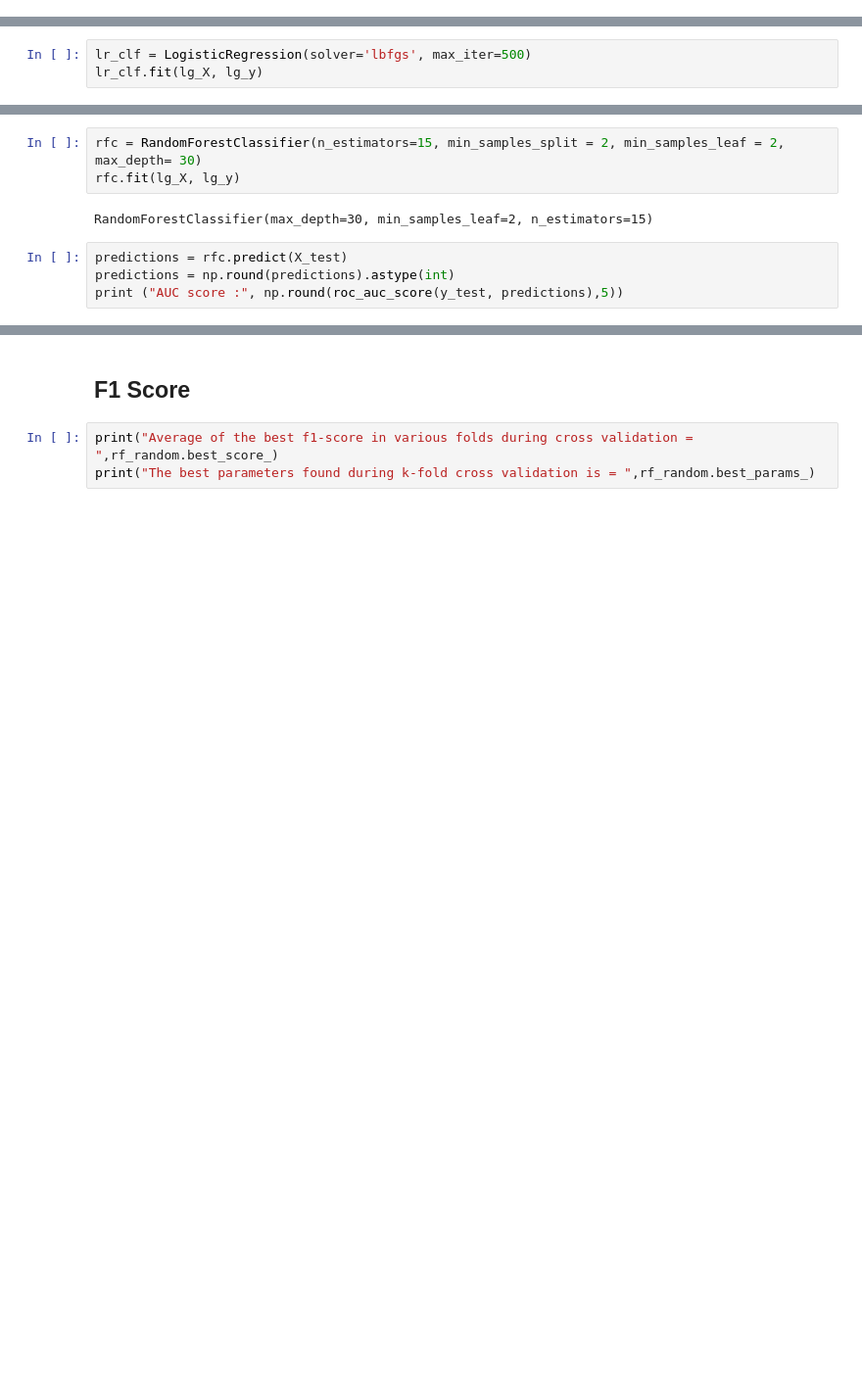
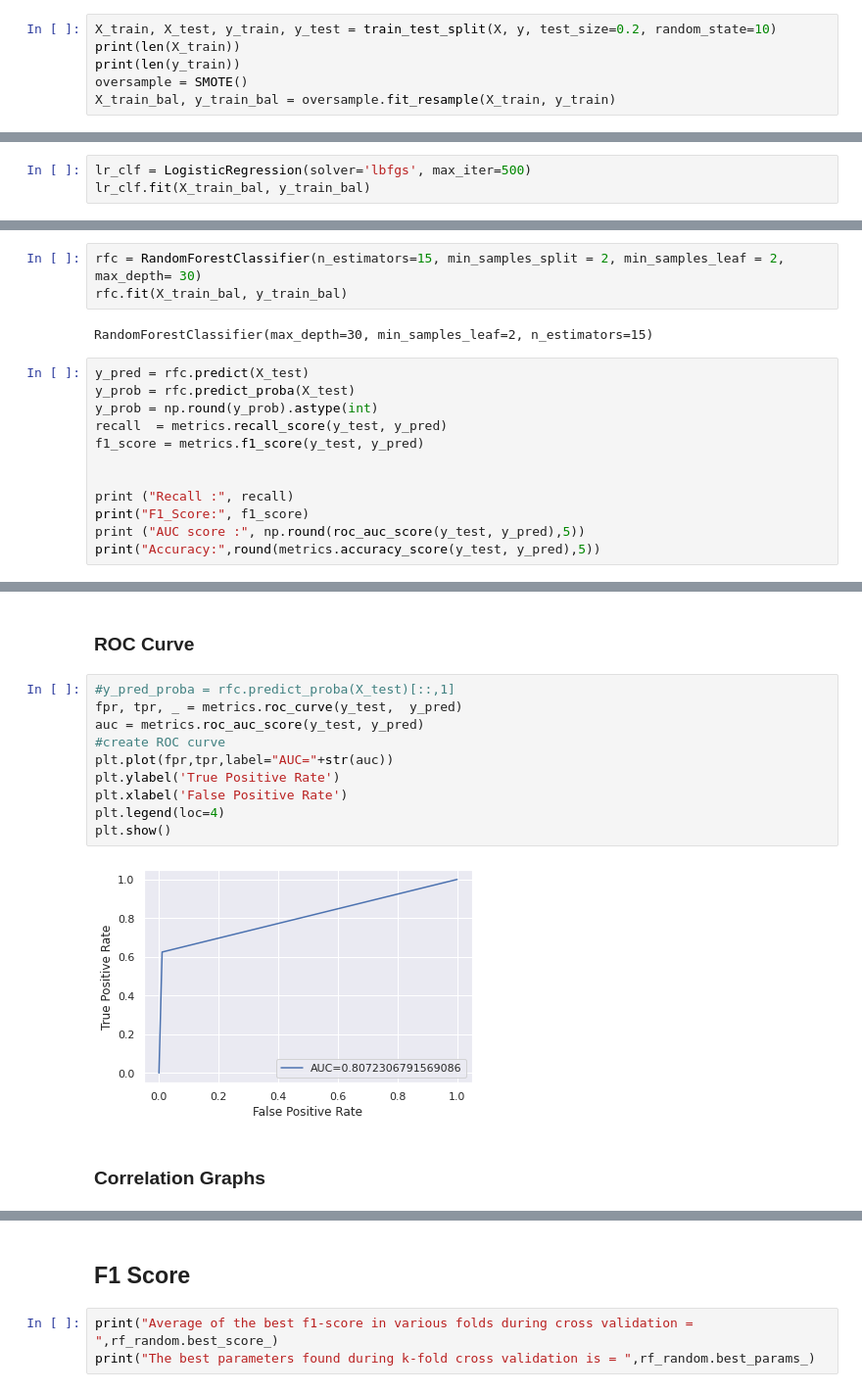
Before and after one commit to huantnguyen/FakeJobPrediction, a Jupyter notebook: v4_Project_245_fakejob.ipynb, the cells around one changed output, grey strips where cells are left out. Shown at 98% size. Drawn from its saved outputs; the diff is of its cells as text; blank space fills up the shorter version.

Commit message:
Add metrics to evaluate all models

```diff
--- a/v4_Project_245_fakejob.ipynb
+++ b/v4_Project_245_fakejob.ipynb
@@ -765,0 +780,6 @@ AUC score : 0.5
+# %%
+X_train, X_test, y_train, y_test = train_test_split(X, y, test_size=0.2, random_state=10)
+print(len(X_train))
+print(len(y_train))
+oversample = SMOTE()
+X_train_bal, y_train_bal = oversample.fit_resample(X_train, y_train)
@@ -774,6 +811,6 @@ lg_X, lg_y = oversample.fit_resample(X_train, y_train)
 # %%
 lr_clf = LogisticRegression(solver='lbfgs', max_iter=500)
-lr_clf.fit(lg_X, lg_y)
+lr_clf.fit(X_train_bal, y_train_bal)
 # %% [output]
 LogisticRegression(max_iter=500)
 # %%
@@ -791,11 +830,19 @@ from sklearn.ensemble import RandomForestClassifier
 from sklearn.model_selection import RandomizedSearchCV
 # %%
 rfc = RandomForestClassifier(n_estimators=15, min_samples_split = 2, min_samples_leaf = 2, max_depth= 30)
-rfc.fit(lg_X, lg_y)
+rfc.fit(X_train_bal, y_train_bal)
 # %% [output]
 RandomForestClassifier(max_depth=30, min_samples_leaf=2, n_estimators=15)
 # %%
-predictions = rfc.predict(X_test)
-predictions = np.round(predictions).astype(int)
-print ("AUC score :", np.round(roc_auc_score(y_test, predictions),5))
+y_pred = rfc.predict(X_test)
+y_prob = rfc.predict_proba(X_test)
+y_prob = np.round(y_prob).astype(int)
+recall  = metrics.recall_score(y_test, y_pred)
+f1_score = metrics.f1_score(y_test, y_pred)
+
+
+print ("Recall :", recall)
+print("F1_Score:", f1_score)
+print ("AUC score :", np.round(roc_auc_score(y_test, y_pred),5))
+print("Accuracy:",round(metrics.accuracy_score(y_test, y_pred),5))
 # %% [output]
@@ -823,0 +874,16 @@ plt.show()
+# %% [markdown]
+### ROC Curve
+# %%
+#y_pred_proba = rfc.predict_proba(X_test)[::,1]
+fpr, tpr, _ = metrics.roc_curve(y_test,  y_pred)
+auc = metrics.roc_auc_score(y_test, y_pred)
+#create ROC curve
+plt.plot(fpr,tpr,label="AUC="+str(auc))
+plt.ylabel('True Positive Rate')
+plt.xlabel('False Positive Rate')
+plt.legend(loc=4)
+plt.show()
+# %% [output]
+[figure, added]
+# %% [markdown]
+### Correlation Graphs
```
Also changed, not shown: parts of 47 cells of this notebook.
